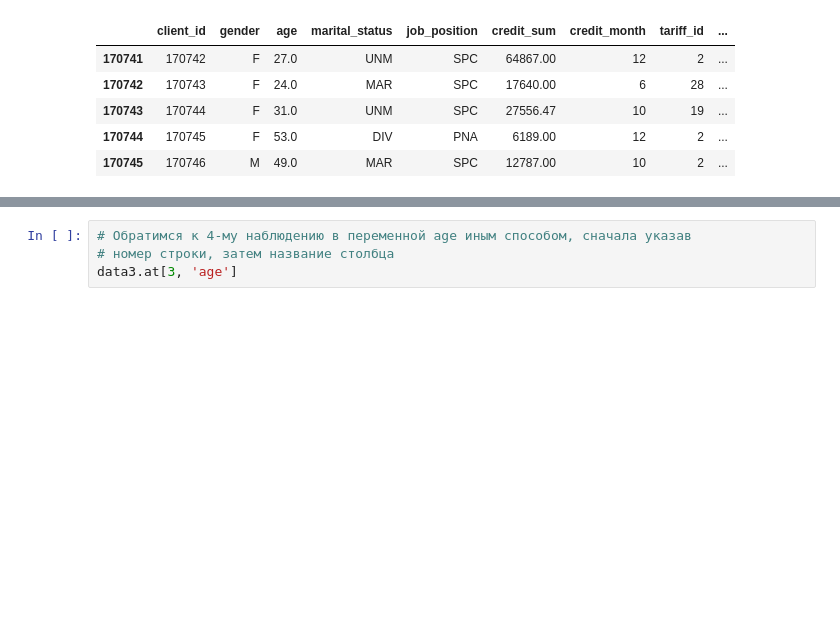
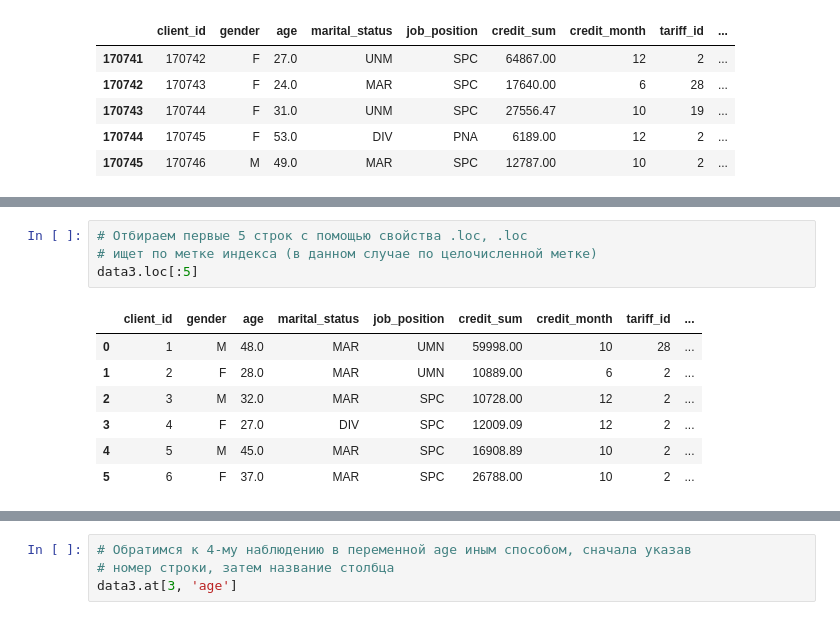
Before and after one commit to Gewissta/SKBBank, a Jupyter notebook: Тетрадка-конструктор 1.ipynb, the cells around one changed output, grey strips where cells are left out. Cells and saved outputs as stored; diff of their text form; blank space fills up the shorter version.

```diff
--- a/Тетрадка-конструктор 1.ipynb
+++ b/Тетрадка-конструктор 1.ipynb
@@ -86,0 +115,12 @@ data3.tail()
+# %%
+# Отбираем первые 5 строк с помощью свойства .loc, .loc
+# ищет по метке индекса (в данном случае по целочисленной метке)
+data3.loc[:5]
+# %% [output]
+|  | client_id | gender | age | marital_status | job_position | credit_sum | credit_month | tariff_id | ... |
+| 0 | 1 | M | 48.0 | MAR | UMN | 59998.00 | 10 | 28 | ... |
+| 1 | 2 | F | 28.0 | MAR | UMN | 10889.00 | 6 | 2 | ... |
+| 2 | 3 | M | 32.0 | MAR | SPC | 10728.00 | 12 | 2 | ... |
+| 3 | 4 | F | 27.0 | DIV | SPC | 12009.09 | 12 | 2 | ... |
+| 4 | 5 | M | 45.0 | MAR | SPC | 16908.89 | 10 | 2 | ... |
+| 5 | 6 | F | 37.0 | MAR | SPC | 26788.00 | 10 | 2 | ... |
```
Also changed, not shown: parts of 29 cells of this notebook.
